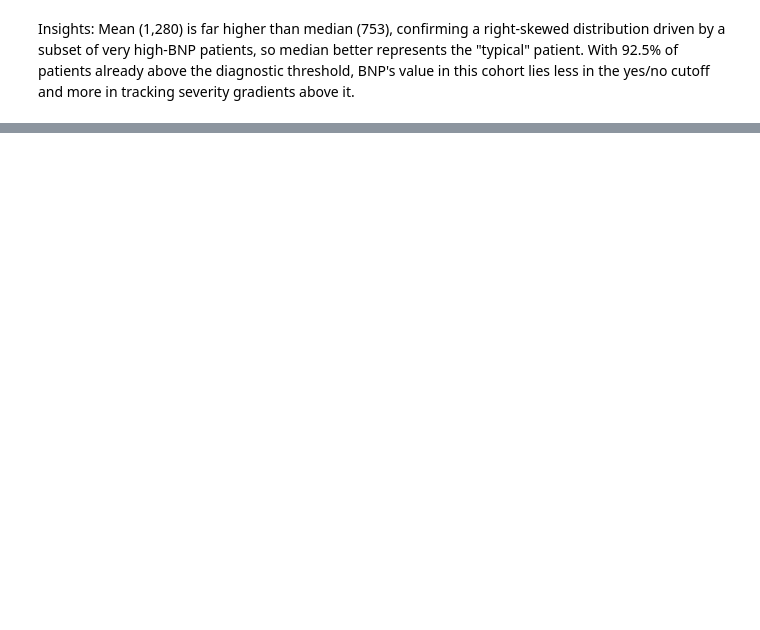
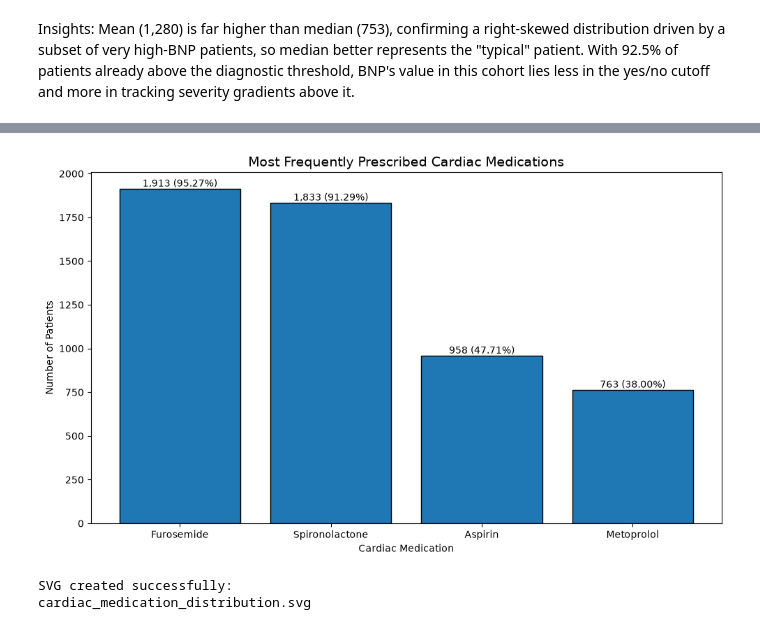
Before and after one commit to mishrasudha1984-png/Team4_The_Zen_OF_Five_PythonHackathon_Sep2026, a Jupyter notebook: Team4_The_Zen_Of_Five_02.Descriptive And Prescriptive.ipynb, the cells around one changed output, grey strips where cells are left out. Saved outputs shown, nothing was run; the diff lists cells and outputs as text; code cells hidden in the pictures; blank space fills up the shorter version.

```diff
--- a/Team4_The_Zen_Of_Five_02.Descriptive And Prescriptive.ipynb
+++ b/Team4_The_Zen_Of_Five_02.Descriptive And Prescriptive.ipynb
@@ -542,0 +912,70 @@ Mean (1,280) is far higher than median (753), confirming a right-skewed distribu
+# %%
+import matplotlib.pyplot as plt
+
+medications = [
+    'Furosemide',
+    'Spironolactone',
+    'Aspirin',
+    'Metoprolol'
+]
+
+patient_counts = [
+    1913,
+    1833,
+    958,
+    763
+]
+
+percentages = [
+    95.27,
+    91.29,
+    47.71,
+    38.00
+]
+
+plt.figure(figsize=(10, 6))
+
+bars = plt.bar(
+    medications,
+    patient_counts,
+    edgecolor='black'
+)
+
+plt.title(
+    'Most Frequently Prescribed Cardiac Medications',
+    fontsize=14
+)
+
+plt.xlabel('Cardiac Medication')
+plt.ylabel('Number of Patients')
+
+for bar, count, pct in zip(
+    bars,
+    patient_counts,
+    percentages
+):
+    plt.text(
+        bar.get_x() + bar.get_width() / 2,
+        bar.get_height(),
+        f'{count:,} ({pct:.2f}%)',
+        ha='center',
+        va='bottom',
+        fontsize=10
+    )
+
+plt.tight_layout()
+
+plt.savefig(
+    'cardiac_medication_distribution.svg',
+    format='svg',
+    bbox_inches='tight'
+)
+
+plt.show()
+
+print("SVG created successfully:")
+print("cardiac_medication_distribution.svg")
+# %% [output]
+[figure, added]
+SVG created successfully:
+cardiac_medication_distribution.svg
```
Also changed, not shown: parts of 38 cells of this notebook.
